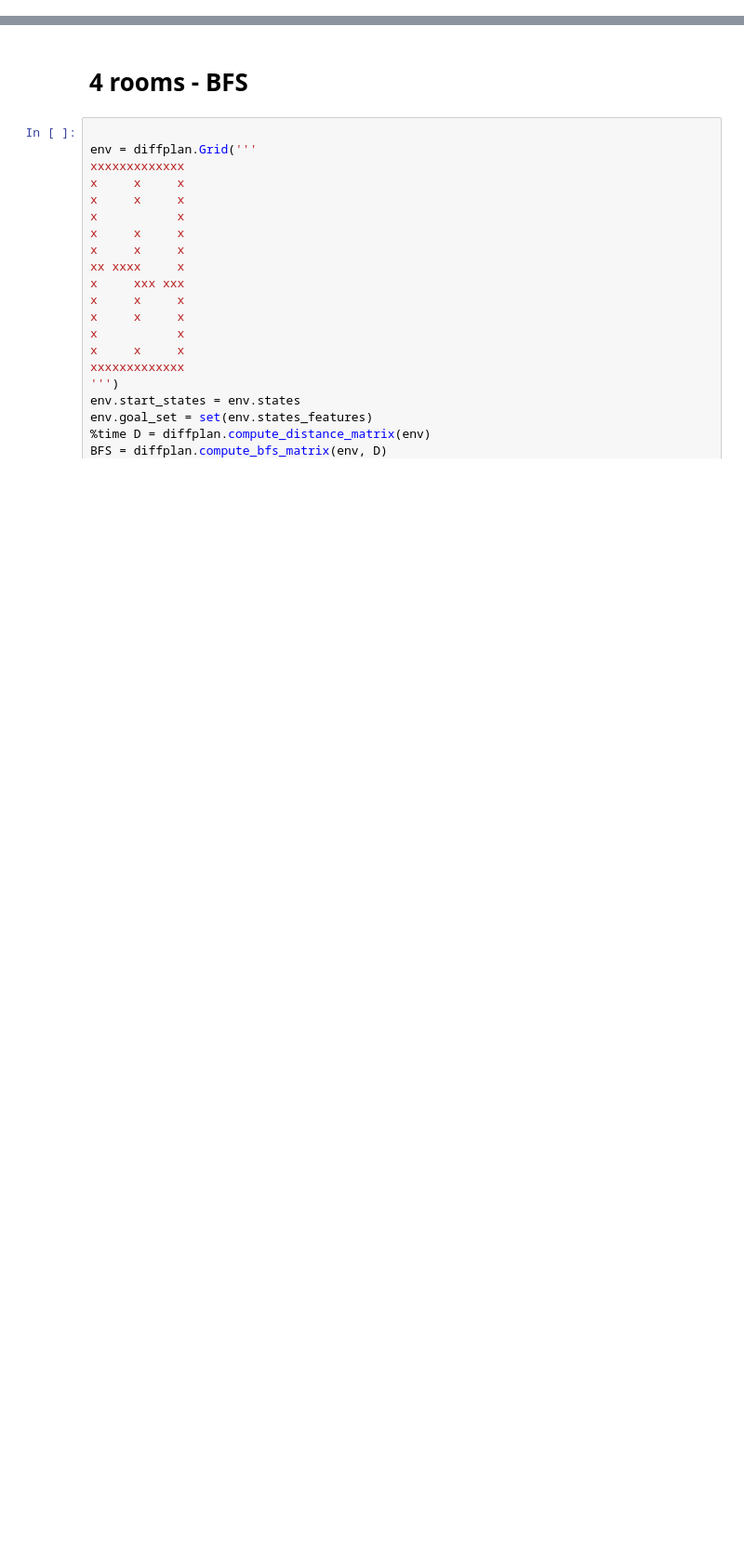
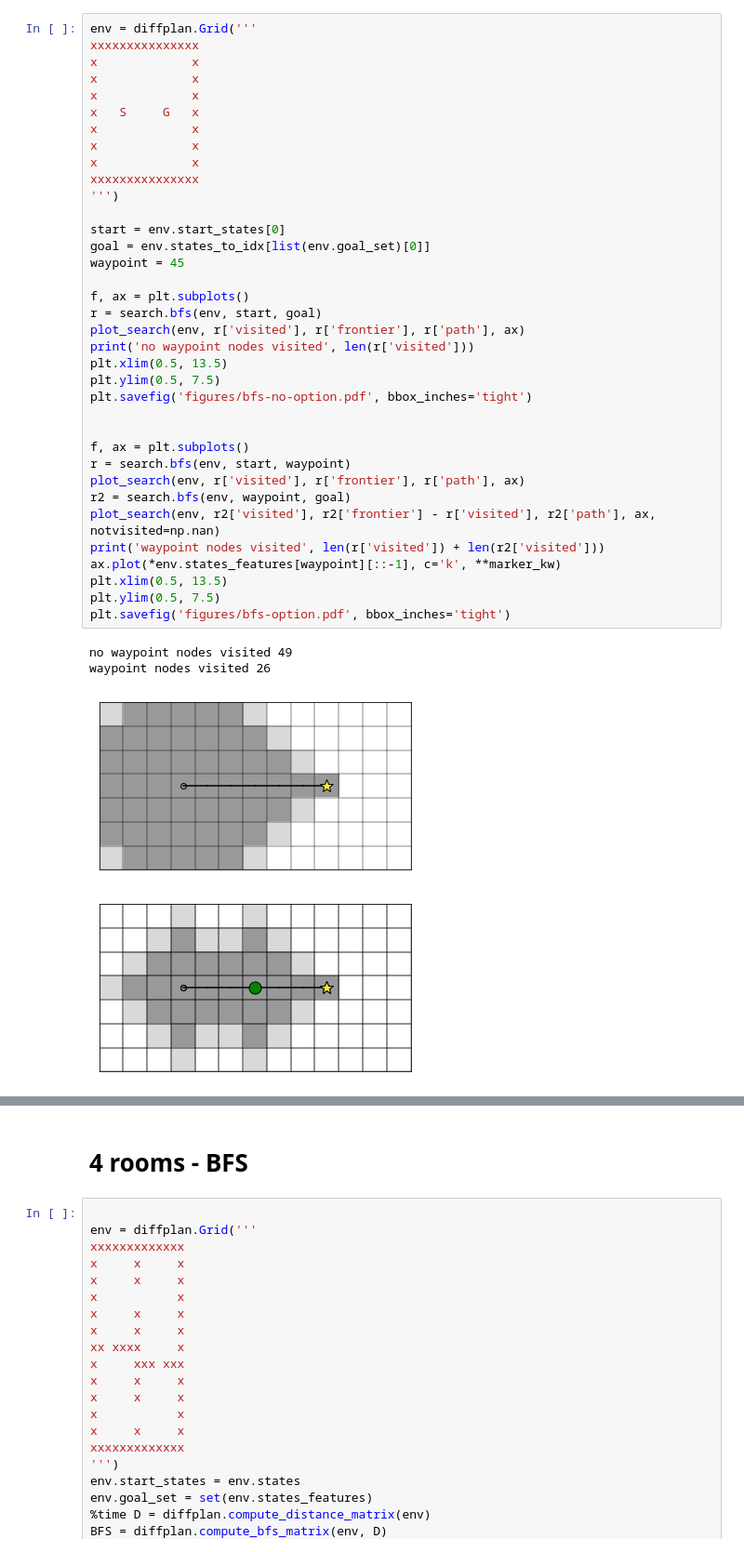
Before and after one commit to cgc/optdisco-plancost, a Jupyter notebook: analysis/cogsci-map.ipynb, the cells around one changed output, grey strips where cells are left out. Shown at 93% size. Cells and saved outputs as stored; diff of their text form; blank space fills up the shorter version.

```diff
--- a/analysis/cogsci-map.ipynb
+++ b/analysis/cogsci-map.ipynb
@@ -15,0 +124,41 @@ eps = torch.finfo().eps
+# %%
+env = diffplan.Grid('''
+xxxxxxxxxxxxxxx
+x             x
+x             x
+x             x
+x   S     G   x
+x             x
+x             x
+x             x
+xxxxxxxxxxxxxxx
+''')
+
+start = env.start_states[0]
+goal = env.states_to_idx[list(env.goal_set)[0]]
+waypoint = 45
+
+f, ax = plt.subplots()
+r = search.bfs(env, start, goal)
+plot_search(env, r['visited'], r['frontier'], r['path'], ax)
+print('no waypoint nodes visited', len(r['visited']))
+plt.xlim(0.5, 13.5)
+plt.ylim(0.5, 7.5)
+plt.savefig('figures/bfs-no-option.pdf', bbox_inches='tight')
+
+
+f, ax = plt.subplots()
+r = search.bfs(env, start, waypoint)
+plot_search(env, r['visited'], r['frontier'], r['path'], ax)
+r2 = search.bfs(env, waypoint, goal)
+plot_search(env, r2['visited'], r2['frontier'] - r['visited'], r2['path'], ax, notvisited=np.nan)
+print('waypoint nodes visited', len(r['visited']) + len(r2['visited']))
+ax.plot(*env.states_features[waypoint][::-1], c='k', **marker_kw)
+plt.xlim(0.5, 13.5)
+plt.ylim(0.5, 7.5)
+plt.savefig('figures/bfs-option.pdf', bbox_inches='tight')
+# %% [output]
+no waypoint nodes visited 49
+waypoint nodes visited 26
+[figure, added]
+[figure, added]
```
Also changed, not shown: parts of 17 cells of this notebook, 8 other files.
